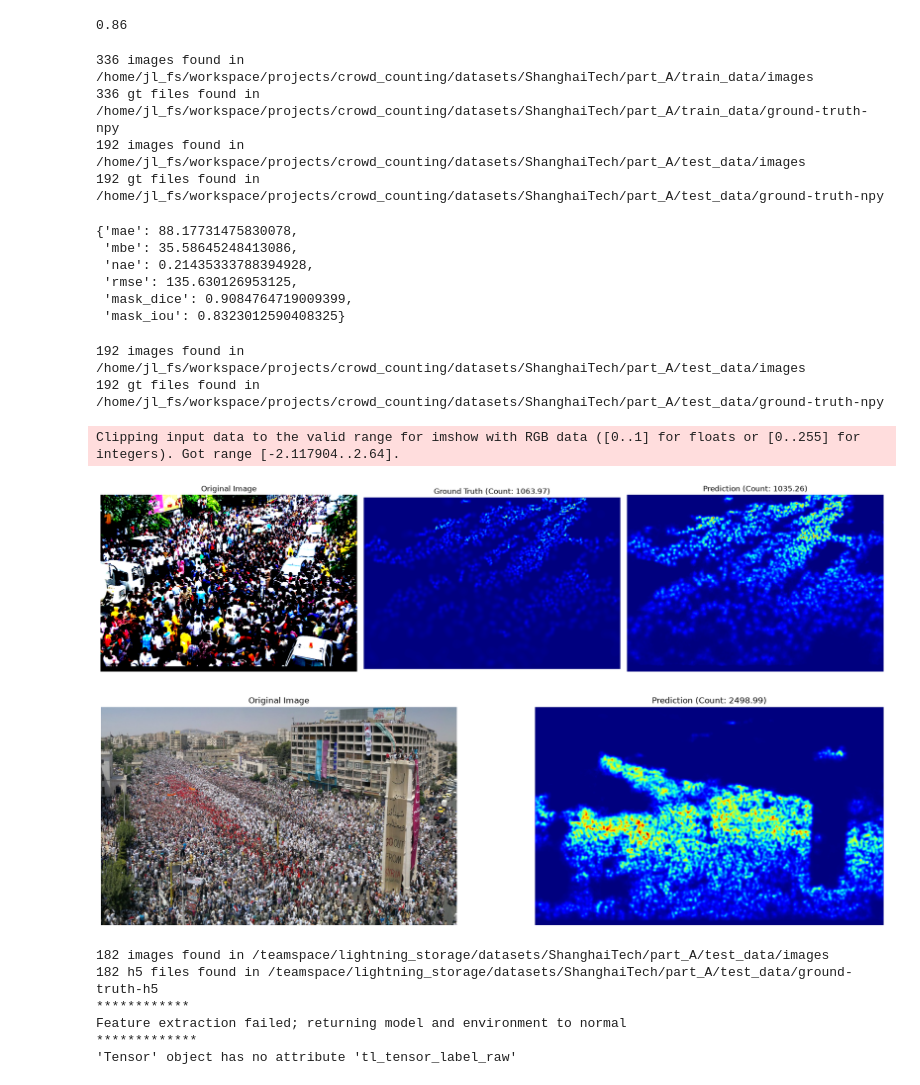
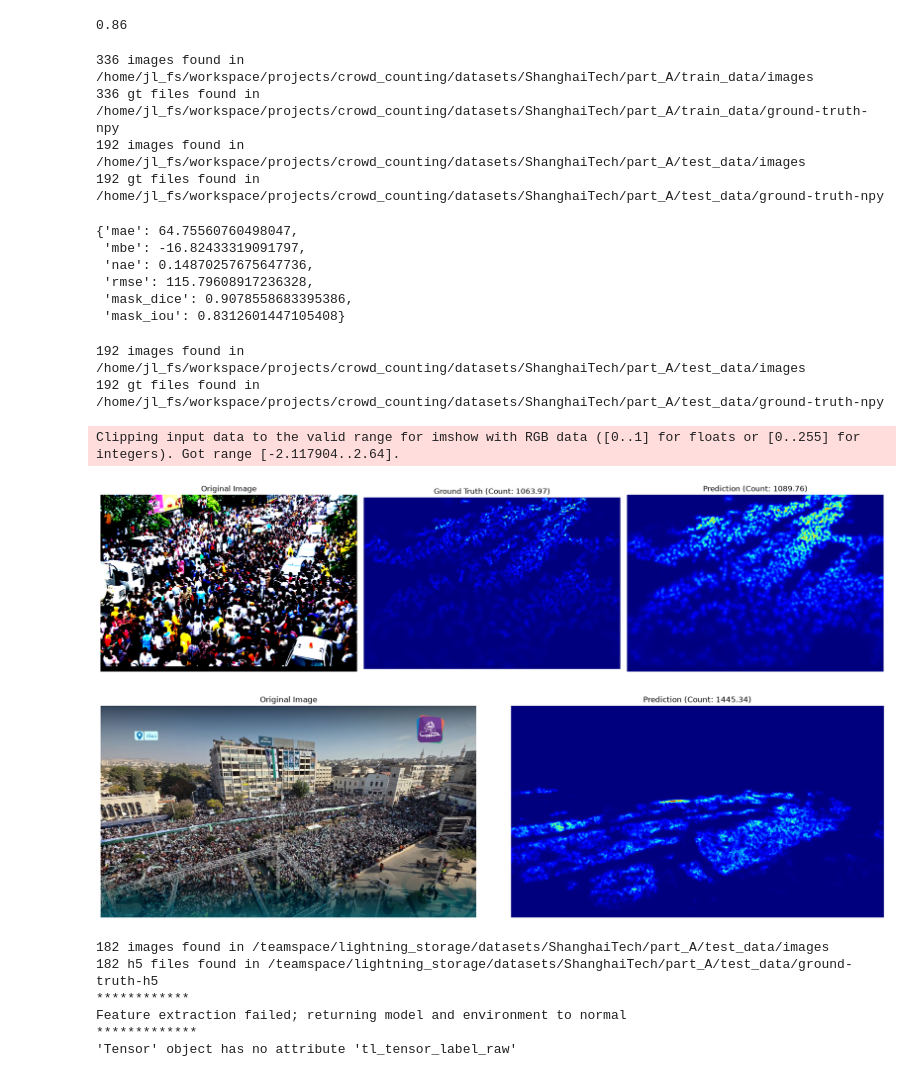
Before and after one commit to Karam-Antar/crowd_counting, a Jupyter notebook: notebooks/train.ipynb, the cells around one changed output. Cells and saved outputs as stored; diff of their text form; code cells hidden in the pictures.

```diff
--- a/notebooks/train.ipynb
+++ b/notebooks/train.ipynb
@@ -45,7 +45,7 @@ run_name = None
 # study_name = 'check1'
 params = BaseParams(
     model_class='MAnet',
-    backbone='efficientnet-b4',
+    backbone='tu-convnext_base',
     # trainable_backbone=True,
     # decoder_attention_type='scse',
     backbone_weights='imagenet',
@@ -59,8 +59,8 @@ params = BaseParams(
     loss_function='mask_mse_ssim',
     ssim_weight=0.3,
     mask_loss_weight=1,
-    mask_loss_alpha=0.77,
-    mask_loss_gamma=2.4,
+    mask_loss_alpha=0.815,
+    mask_loss_gamma=3.17,
     gt_mask_threshold=0,
     huber_delta=5,
     # k_threshold=70,
@@ -173,12 +173,12 @@ model.evaluate(datamodule)
 336 gt files found in /home/jl_fs/workspace/projects/crowd_counting/datasets/ShanghaiTech/part_A/train_data/ground-truth-npy
 192 images found in /home/jl_fs/workspace/projects/crowd_counting/datasets/ShanghaiTech/part_A/test_data/images
 192 gt files found in /home/jl_fs/workspace/projects/crowd_counting/datasets/ShanghaiTech/part_A/test_data/ground-truth-npy
-{'mae': 88.17731475830078,
- 'mbe': 35.58645248413086,
- 'nae': 0.21435333788394928,
- 'rmse': 135.630126953125,
- 'mask_dice': 0.9084764719009399,
- 'mask_iou': 0.8323012590408325}
+{'mae': 64.75560760498047,
+ 'mbe': -16.82433319091797,
+ 'nae': 0.14870257675647736,
+ 'rmse': 115.79608917236328,
+ 'mask_dice': 0.9078558683395386,
+ 'mask_iou': 0.8312601447105408}
 # %%
 from src.data.transform import PadToMultiple
 from src.utils import visualization as vis
@@ -193,24 +193,24 @@ vis.visualize_sample(sample, target=(count, target), pred=result, cmap='jet')
 192 images found in /home/jl_fs/workspace/projects/crowd_counting/datasets/ShanghaiTech/part_A/test_data/images
 192 gt files found in /home/jl_fs/workspace/projects/crowd_counting/datasets/ShanghaiTech/part_A/test_data/ground-truth-npy
 Clipping input data to the valid range for imshow with RGB data ([0..1] for floats or [0..255] for integers). Got range [-2.117904..2.64].
-[figure, old version]
+[figure, new version]
 # %%
 from src.core.exported_model import ExportedModel
 model = ExportedModel(payload.model)
 # params = payload.params
 from torchvision.transforms import v2
 from PIL import Image
 from src.utils import visualization as vis
 
 from src.data import transform_sample
-original_image = Image.open('/home/jl_fs/workspace/projects/crowd_counting/testing_images/input/hama_protests.jpg').convert('RGB')
+original_image = Image.open('/home/jl_fs/workspace/projects/crowd_counting/testing_images/input/hama_2025_2.jpg').convert('RGB')
 image = transform_sample.preprocess(original_image, params)
 # image = np.array([original_image])
 result  = model.predict(image)
 result = (float(result[0][0]), result[1])
 vis.visualize_sample(original_image, pred=result, cmap='jet')
 # %% [output]
-[figure, old version]
+[figure, new version]
 # %%
 from src.utils import visualization as vis
 model, params = payload.model, payload.params
```
Also changed, not shown: parts of 2 cells of this notebook.
